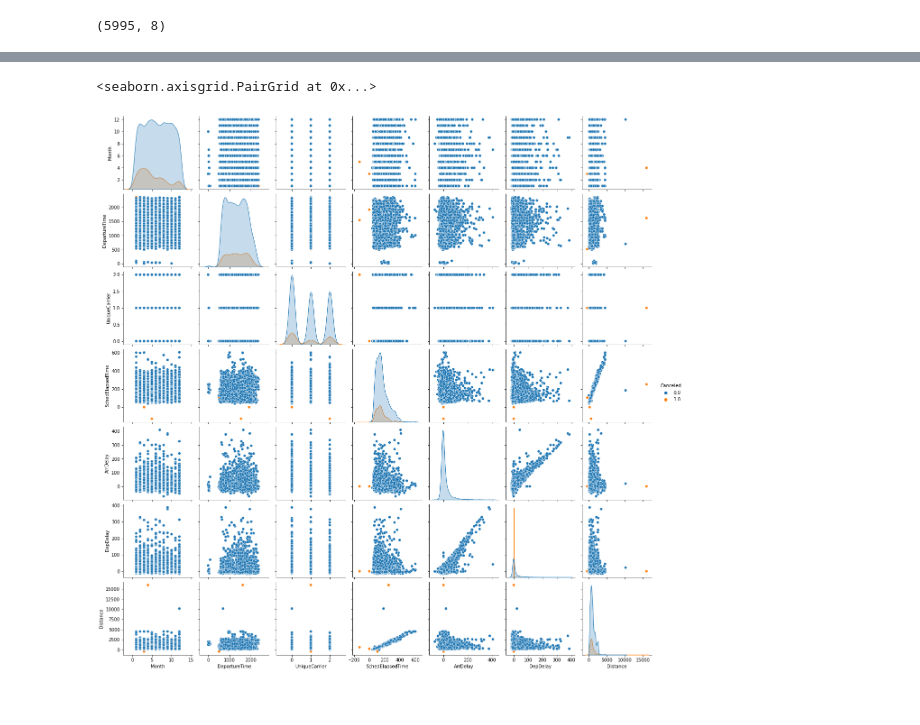
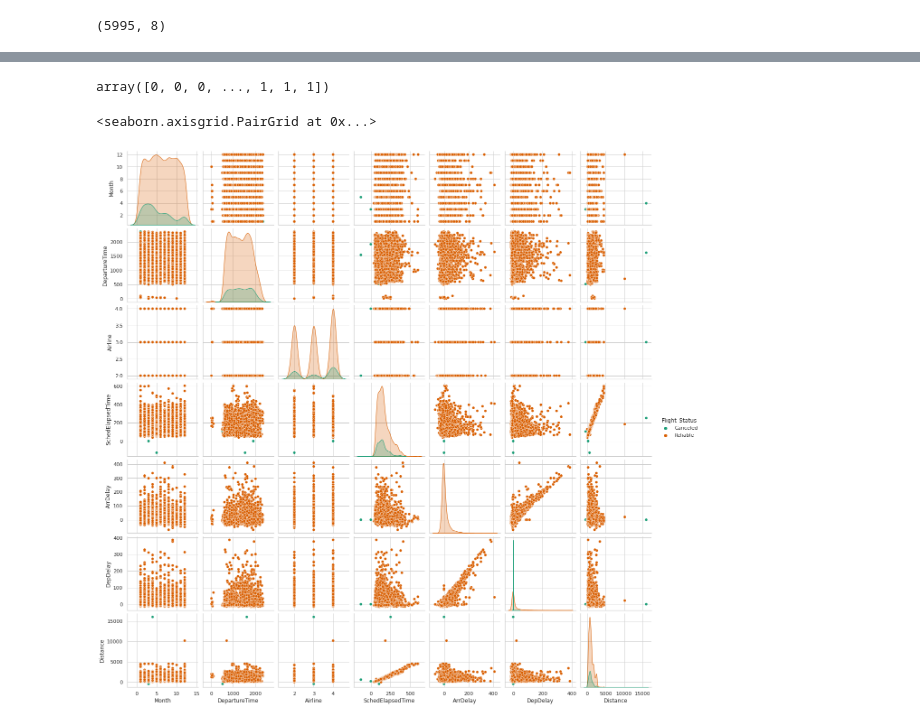
Before and after one commit to anthonylhy/Machine-Learning-Projects, a Jupyter notebook: FlightCancellationPrediction.ipynb, the cells around one changed output, grey strips where cells are left out. Cells and saved outputs as stored; diff of their text form; code cells hidden in the pictures.

```diff
--- a/FlightCancellationPrediction.ipynb
+++ b/FlightCancellationPrediction.ipynb
@@ -77,0 +128,14 @@ sns.histplot(data=df, x="UniqueCarrier", hue="Canceled",  multiple="stack", shri
+# %%
+#Visualization the canceled flight vs non-canceled flight
+sns.set(style="whitegrid")
+plt.figure(figsize=(9,6))
+total = float(len(df))
+ax = sns.countplot(x='Flight_Status', data=df)
+plt.title('Flight_Status_Ratio', fontsize=18)
+plt.ylabel('count', size = 12, rotation = 0)
+for p in ax.patches:
+    percentage = '{:.0f}%'.format(100 * p.get_height()/total)
+    x = p.get_x() + p.get_width() /2
+    y = p.get_height()
+    ax.annotate(percentage, (x, y),ha='center')
+plt.show()
@@ -77,0 +144,14 @@ sns.histplot(data=df, x="UniqueCarrier", hue="Canceled",  multiple="stack", shri
+# %%
+#Visualization of the Airlines and flights
+sns.set(style="whitegrid")
+plt.figure(figsize=(9,6))
+total = float(len(df))
+ax = sns.countplot(x='Airline', hue="Flight_Status", data=df)
+plt.title('Airline_Ratio', fontsize=18)
+plt.ylabel('count', size = 12, rotation = 0)
+for p in ax.patches:
+    percentage = '{:.0f}%'.format(100 * p.get_height()/total)
+    x = p.get_x() + p.get_width() /2
+    y = p.get_height()
+    ax.annotate(percentage, (x, y),ha='center')
+plt.show()
@@ -120,11 +208,20 @@ dtype: object
+# %%
+#Replace "Airline" values into numerical value
+df['Airline'].replace(to_replace = ['United', 'Delta', 'American'], value =['2','3','4'],inplace=True)
+#convert Airline into int data type
+df["Airline"] = df["Airline"].astype(int)
 # %%
-#Encode the categorical data values - UniqueCarrier
+#Encode the Target Valuable : Flight_Status
 from sklearn.preprocessing import LabelEncoder
-labelEncoder_Y = LabelEncoder()
-df.iloc[:,3] = labelEncoder_Y.fit_transform(df.iloc[:,3].values)
+le = LabelEncoder()
+label=le.fit_transform(df['Flight_Status'])
+# %%
+label
+# %% [output]
+array([0, 0, 0, ..., 1, 1, 1])
 # %%
 #Create the pair plot
-sns.pairplot(df.iloc[:,0:8], hue='Canceled')
+sns.pairplot(df.iloc[:,0:8], hue ='Flight_Status', palette='Dark2')
 # %% [output]
 <seaborn.axisgrid.PairGrid at 0x...>
-[figure, old version]
+[figure, new version]
```
Also changed, not shown: parts of 34 cells of this notebook.
